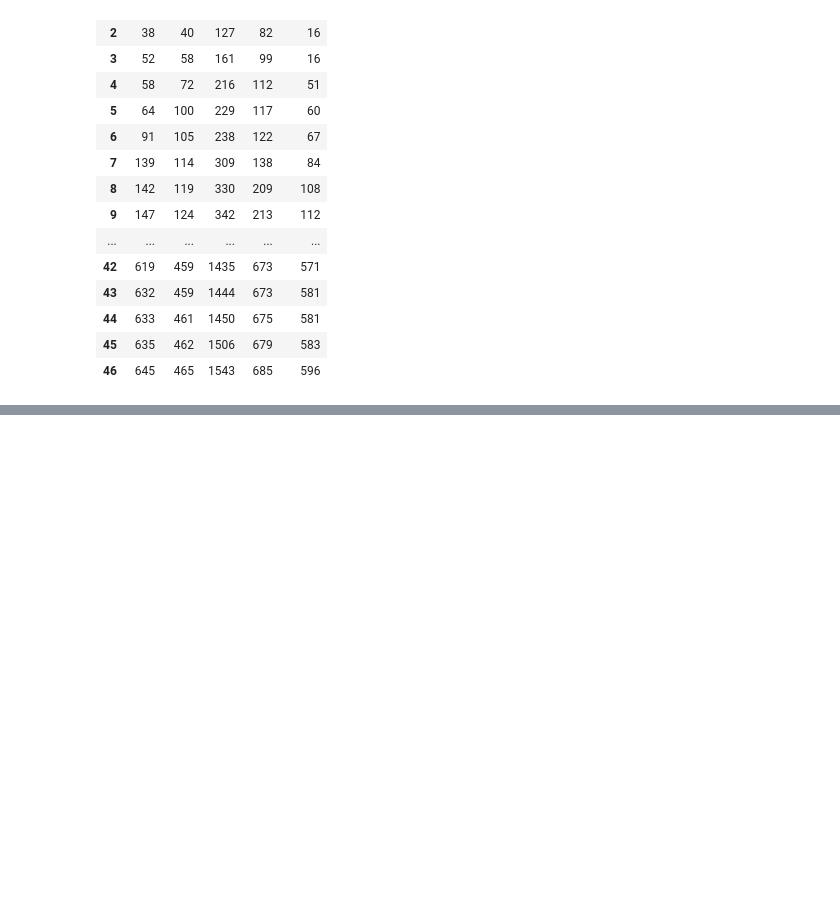
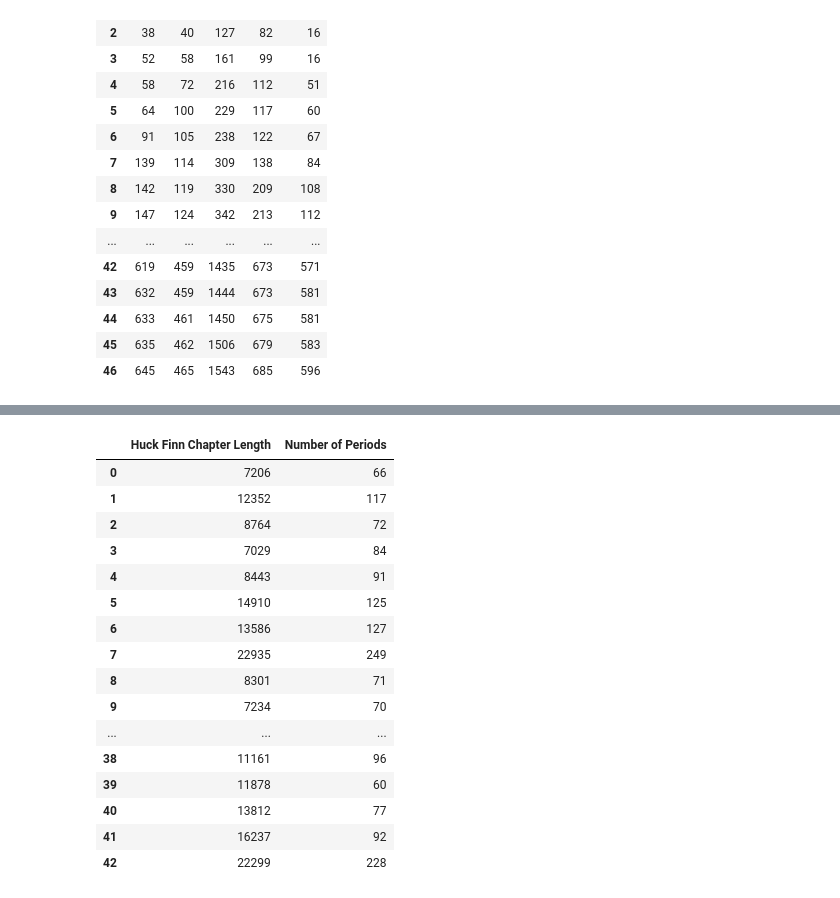
Before and after one commit to daniel0406070/Data-SCI-basic, a Jupyter notebook: src/10_5.ipynb, the cells around one changed output, grey strips where cells are left out. Saved outputs shown, nothing was run; the diff lists cells and outputs as text; code cells hidden in the pictures; blank space fills up the shorter version.

```diff
--- a/src/10_5.ipynb
+++ b/src/10_5.ipynb
@@ -96,0 +100,22 @@ little_women_cum_counts.plot.line(figsize=(10,5))
+# %%
+char_peridos_huck_finn = pd.DataFrame({'Huck Finn Chapter Length': [len(s) for s in huck_finn_chapters], 'Number of Periods': np.char.count(huck_finn_chapters, '.')})
+
+char_peridos_huck_finn
+# %% [output]
+|  | Huck Finn Chapter Length | Number of Periods |
+| 0 | 7206 | 66 |
+| 1 | 12352 | 117 |
+| 2 | 8764 | 72 |
+| 3 | 7029 | 84 |
+| 4 | 8443 | 91 |
+| 5 | 14910 | 125 |
+| 6 | 13586 | 127 |
+| 7 | 22935 | 249 |
+| 8 | 8301 | 71 |
+| 9 | 7234 | 70 |
+| ... | ... | ... |
+| 38 | 11161 | 96 |
+| 39 | 11878 | 60 |
+| 40 | 13812 | 77 |
+| 41 | 16237 | 92 |
+| 42 | 22299 | 228 |
```
Also changed, not shown: parts of 4 cells of this notebook.
